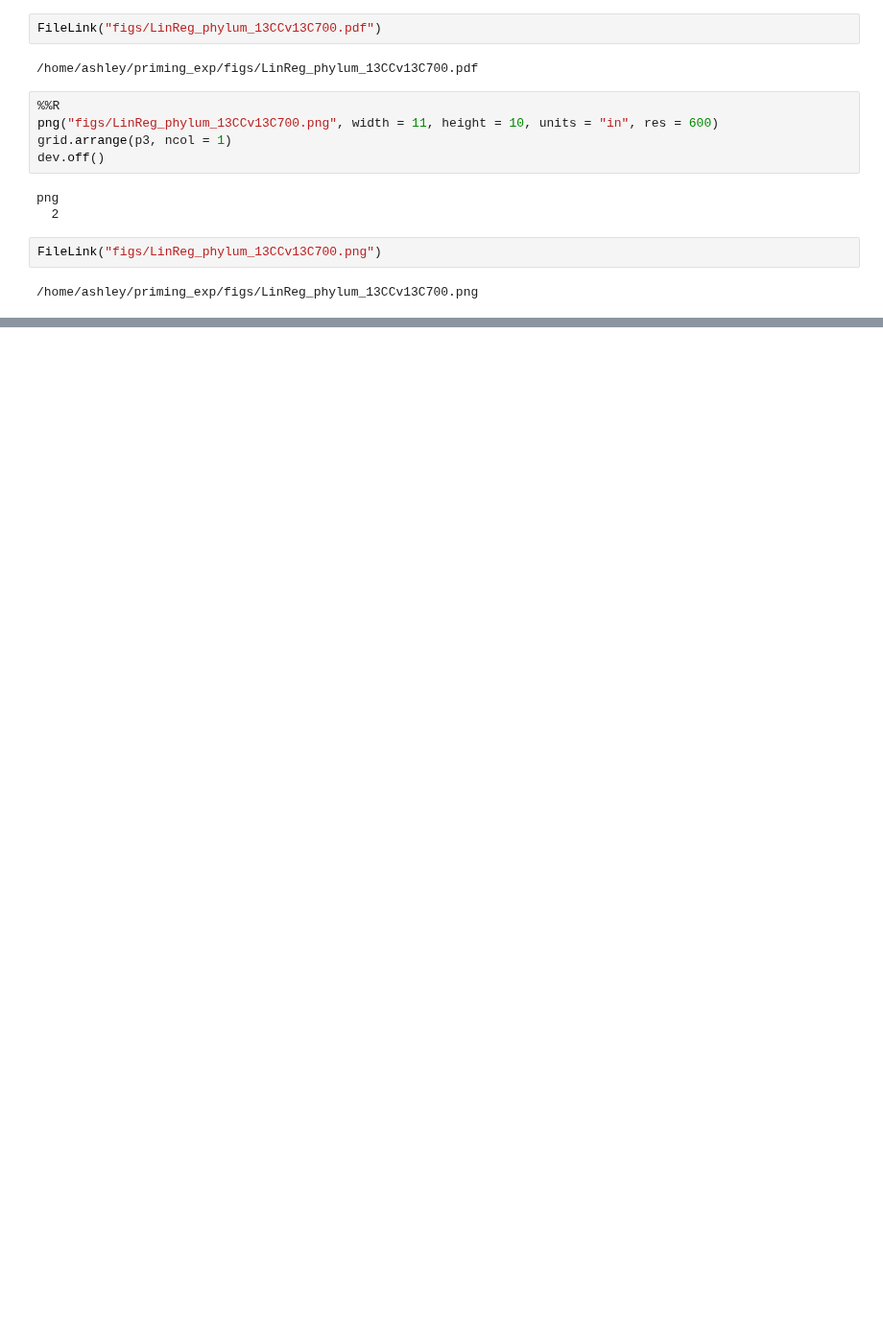
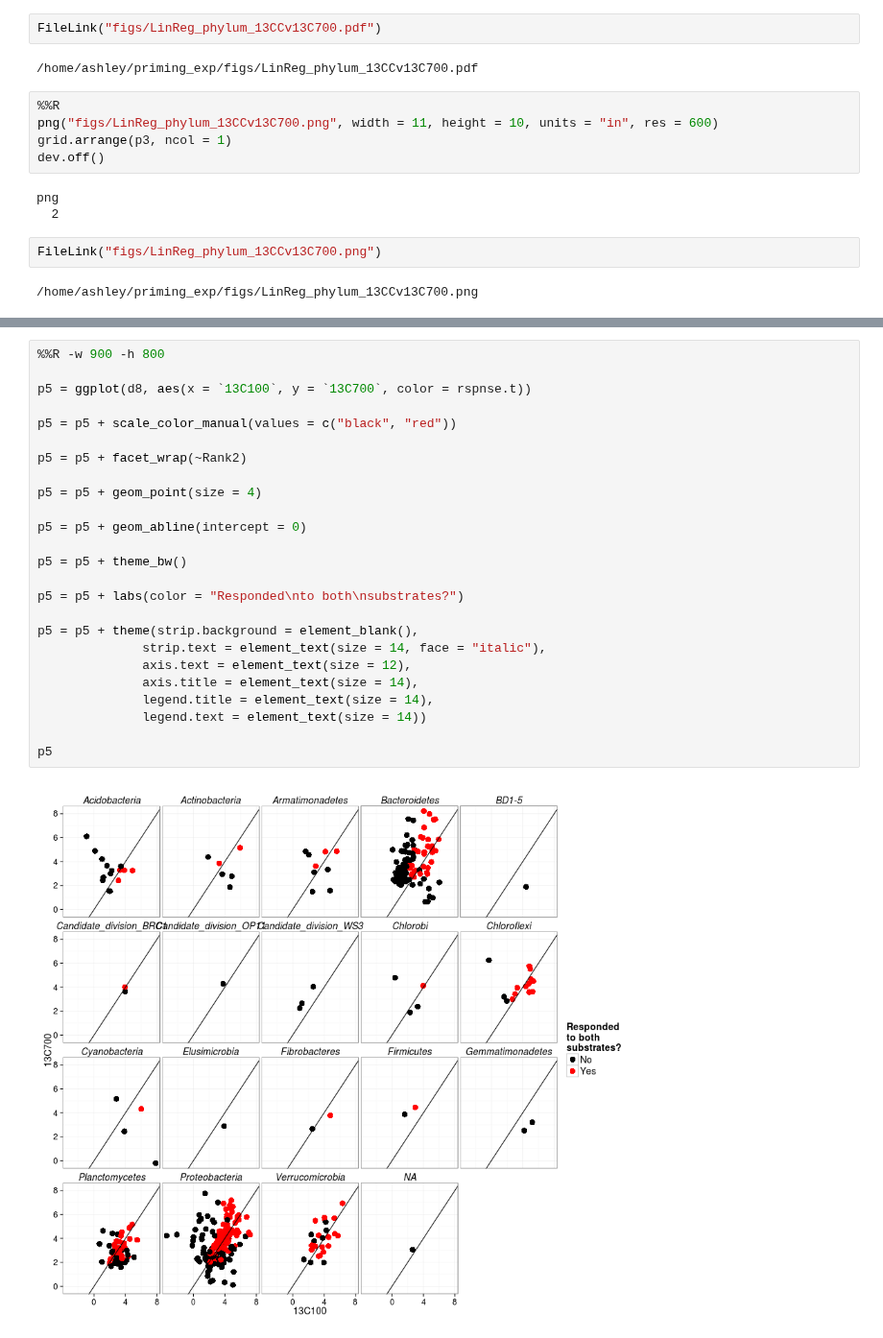
Before and after one commit to acampbellina/priming, a Jupyter notebook: LinReg_phylum.ipynb, the cells around one changed output, grey strips where cells are left out. Shown at 96% size. Drawn from its saved outputs; the diff is of its cells as text; blank space fills up the shorter version.

Commit message:
added 13C100v13C700 comparison and fixed treatment colors

```diff
--- a/LinReg_phylum.ipynb
+++ b/LinReg_phylum.ipynb
@@ -463,0 +503,27 @@ FileLink("figs/LinReg_phylum_13CCv13C700.png")
+# %%
+%%R -w 900 -h 800
+
+p5 = ggplot(d8, aes(x = `13C100`, y = `13C700`, color = rspnse.t))
+
+p5 = p5 + scale_color_manual(values = c("black", "red"))
+
+p5 = p5 + facet_wrap(~Rank2)
+
+p5 = p5 + geom_point(size = 4)
+
+p5 = p5 + geom_abline(intercept = 0)
+
+p5 = p5 + theme_bw()
+
+p5 = p5 + labs(color = "Responded\nto both\nsubstrates?")
+
+p5 = p5 + theme(strip.background = element_blank(),
+              strip.text = element_text(size = 14, face = "italic"),
+              axis.text = element_text(size = 12),
+              axis.title = element_text(size = 14),
+              legend.title = element_text(size = 14),
+              legend.text = element_text(size = 14))
+
+p5
+# %% [output]
+[figure, added]
```
Also changed, not shown: parts of 12 cells of this notebook, 6 other files.
